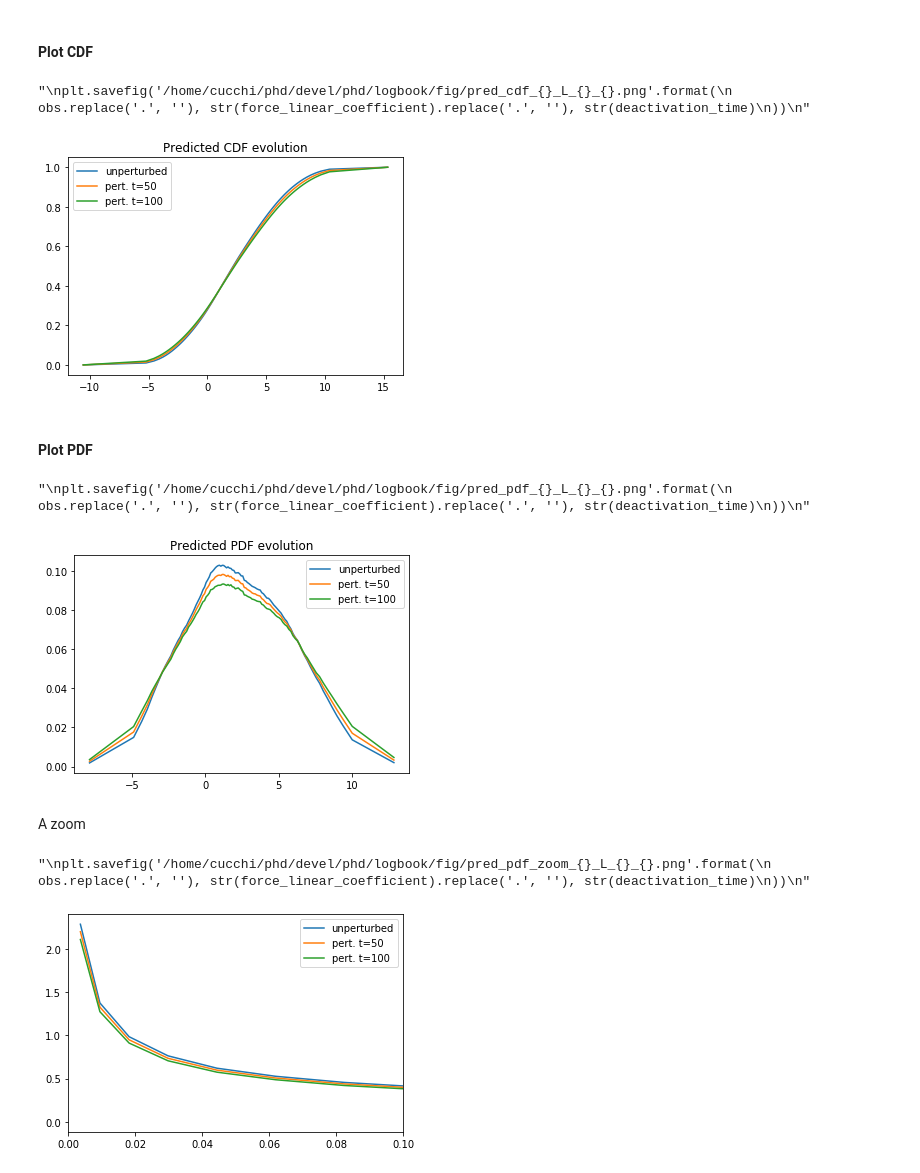
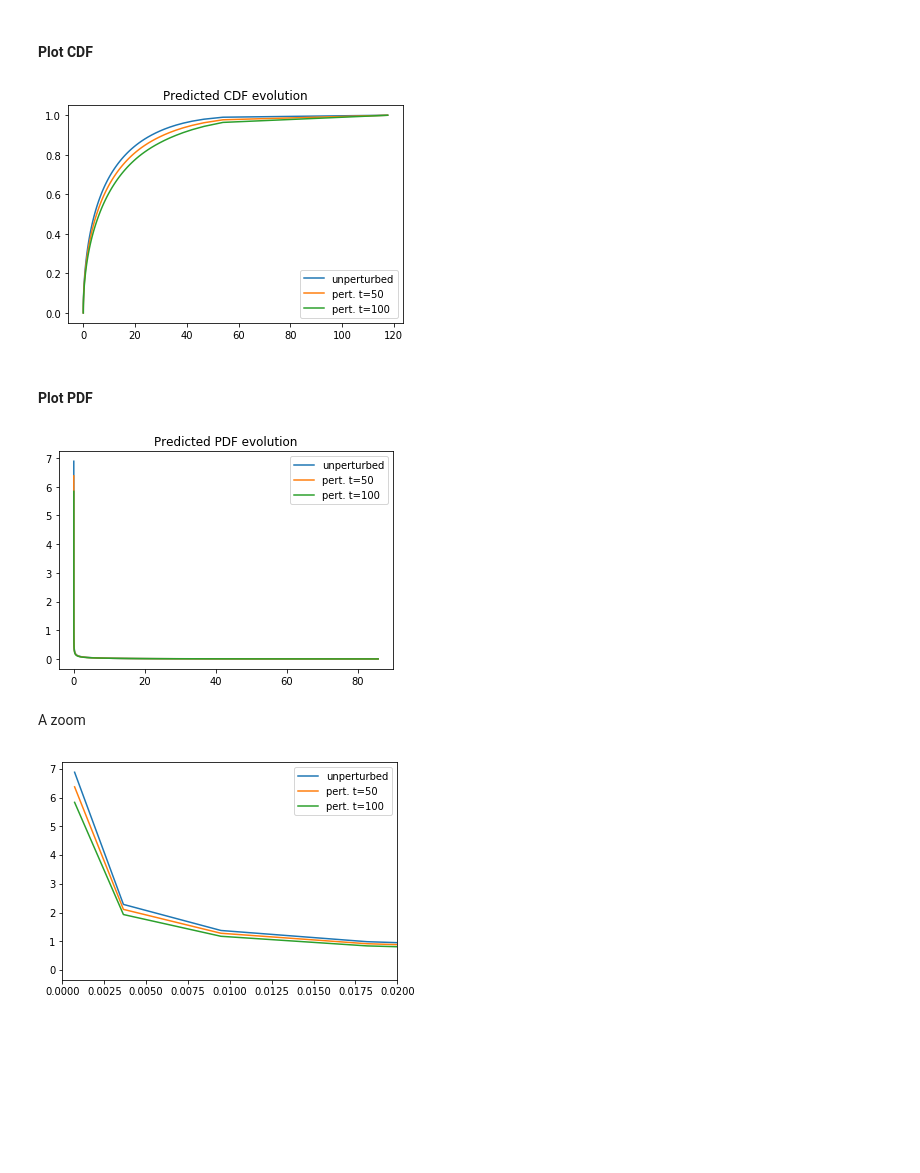
Before and after one commit to mcucchi9/exotic, a Jupyter notebook: notebooks/predictions_linear_plot_2.0.ipynb, the cells around one changed output. Drawn from its saved outputs; the diff is of its cells as text; code cells hidden in the pictures; blank space fills up the shorter version.

```diff
--- a/notebooks/predictions_linear_plot_2.0.ipynb
+++ b/notebooks/predictions_linear_plot_2.0.ipynb
@@ -3,7 +3,7 @@
 %autoreload 2
 
 import sys
-sys.path.append('/home/cucchi/phd/devel/phd/')
+sys.path.append('../../phd/')
 
 import os
 import xarray as xr
@@ -15,6 +15,6 @@ from lab import analysis
 from lab.simulation import forcings
 
 REF_RESP_PATH = [
-    '/home/cucchi/phd/data/response/lorenz96/rk4/SF_8_1.0_0/',
-    '/home/cucchi/phd/data/response/lorenz96/rk4/SF_8_-1.0_0/'
+    '../../../data/response/lorenz96/rk4/SF_8_1.0_0/',
+    '../../../data/response/lorenz96/rk4/SF_8_-1.0_0/'
 ]
@@ -286,8 +289,8 @@ plt.savefig('/home/cucchi/phd/devel/phd/logbook/fig/pred_{}_L_{}_{}.png'.format(
 # %% [markdown]
 ### Plot cumulative distribution approximation
 # %%
-observation = 'position'
-QUANTILES_PATH = '/home/cucchi/phd/data/obs/lorenz96/rk4/CF_8/quantiles/obs_lorenz96_rk4_CF_8_quantiles_{}.nc'.format(observation)
+observation = 'energy'
+QUANTILES_PATH = '../../../data/obs/lorenz96/rk4/CF_8/quantiles/obs_lorenz96_rk4_CF_8_quantiles_{}.nc'.format(observation)
 # %%
 quantiles = xr.open_dataarray(QUANTILES_PATH)
 x = quantiles.values
@@ -299,5 +302,5 @@ plt.plot(x, y)
 # %%
-force_linear_coefficient = 0.01
+force_linear_coefficient = 0.02
 deactivation_time = 100
 forcing = 'LF_8_{}_0_{}'.format(force_linear_coefficient, deactivation_time)
 # %%
@@ -330,14 +333,12 @@ plt.plot(x, y_pred_t50, label='pert. t=50')
 plt.plot(x, y_pred_t100, label='pert. t=100')
 plt.title('Predicted CDF evolution')
 plt.legend()
-"""
-plt.savefig('/home/cucchi/phd/devel/phd/logbook/fig/pred_cdf_{}_L_{}_{}.png'.format(
+
+plt.savefig('../logbook/fig/pred_cdf_{}_L_{}_{}.png'.format(
     obs.replace('.', ''), str(force_linear_coefficient).replace('.', ''), str(deactivation_time)
 ))
-"""
 # %% [output]
-"\nplt.savefig('/home/cucchi/phd/devel/phd/logbook/fig/pred_cdf_{}_L_{}_{}.png'.format(\n    obs.replace('.', ''), str(force_linear_coefficient).replace('.', ''), str(deactivation_time)\n))\n"
-[figure, old version]
+[figure, new version]
 # %% [markdown]
 #### Plot PDF
 # %%
@@ -351,27 +352,23 @@ plt.plot(x_pdf_orig, y_pdf_t_50, label='pert. t=50')
 plt.plot(x_pdf_orig, y_pdf_t_100, label='pert. t=100')
 plt.title('Predicted PDF evolution')
 plt.legend()
-"""
-plt.savefig('/home/cucchi/phd/devel/phd/logbook/fig/pred_pdf_{}_L_{}_{}.png'.format(
+
+plt.savefig('../logbook/fig/pred_pdf_{}_L_{}_{}.png'.format(
     obs.replace('.', ''), str(force_linear_coefficient).replace('.', ''), str(deactivation_time)
 ))
-"""
 # %% [output]
-"\nplt.savefig('/home/cucchi/phd/devel/phd/logbook/fig/pred_pdf_{}_L_{}_{}.png'.format(\n    obs.replace('.', ''), str(force_linear_coefficient).replace('.', ''), str(deactivation_time)\n))\n"
-[figure, old version]
+[figure, new version]
 # %% [markdown]
 A zoom
 # %%
 plt.plot(x_pdf_orig, y_pdf_orig, label='unperturbed')
 plt.plot(x_pdf_orig, y_pdf_t_50, label='pert. t=50')
 plt.plot(x_pdf_orig, y_pdf_t_100, label='pert. t=100')
 plt.legend()
-plt.xlim(0,0.1)
-"""
-plt.savefig('/home/cucchi/phd/devel/phd/logbook/fig/pred_pdf_zoom_{}_L_{}_{}.png'.format(
+plt.xlim(0,0.02)
+
+plt.savefig('../logbook/fig/pred_pdf_zoom_{}_L_{}_{}.png'.format(
     obs.replace('.', ''), str(force_linear_coefficient).replace('.', ''), str(deactivation_time)
 ))
-"""
 # %% [output]
-"\nplt.savefig('/home/cucchi/phd/devel/phd/logbook/fig/pred_pdf_zoom_{}_L_{}_{}.png'.format(\n    obs.replace('.', ''), str(force_linear_coefficient).replace('.', ''), str(deactivation_time)\n))\n"
-[figure, old version]
+[figure, new version]
```
Also changed, not shown: parts of 2 cells of this notebook.
